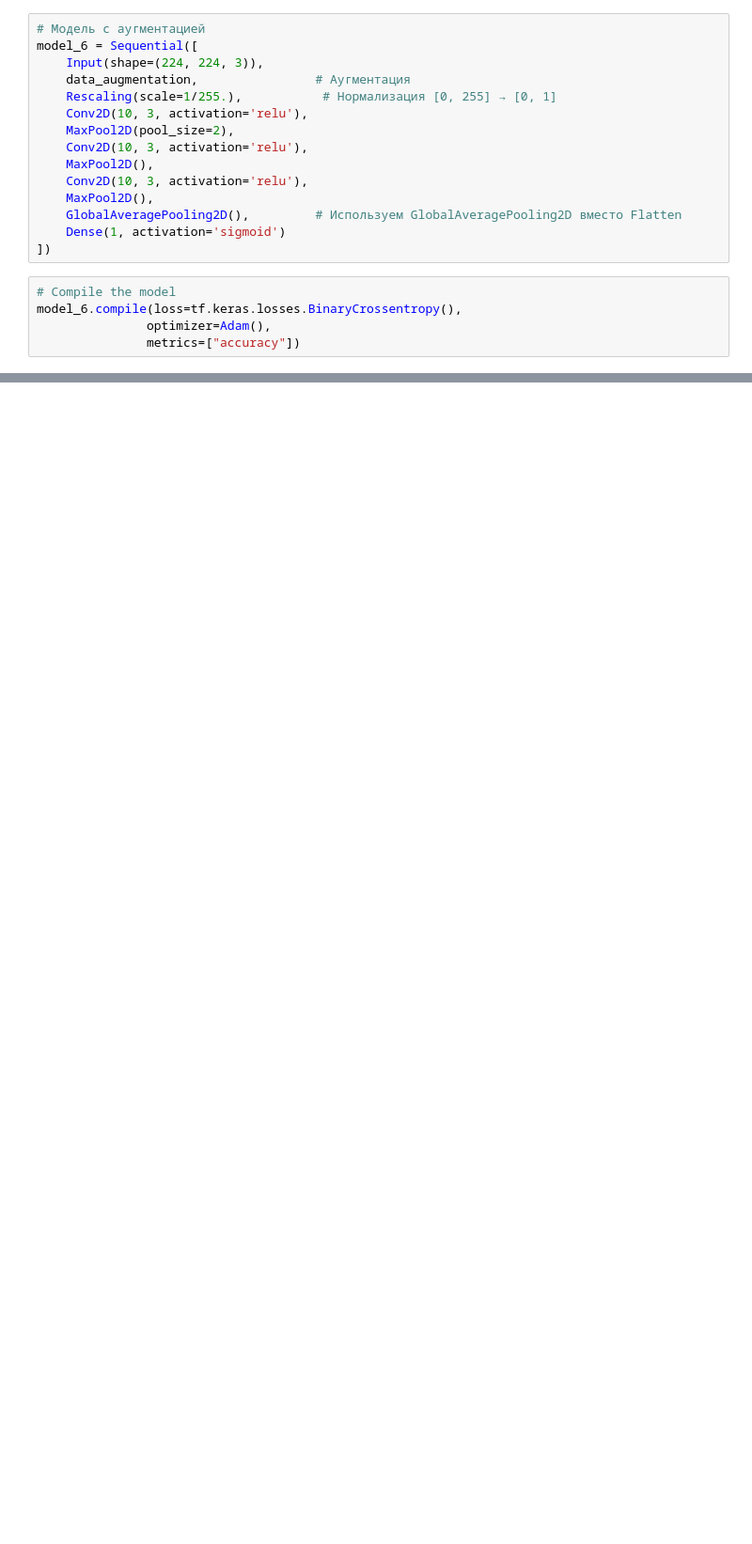
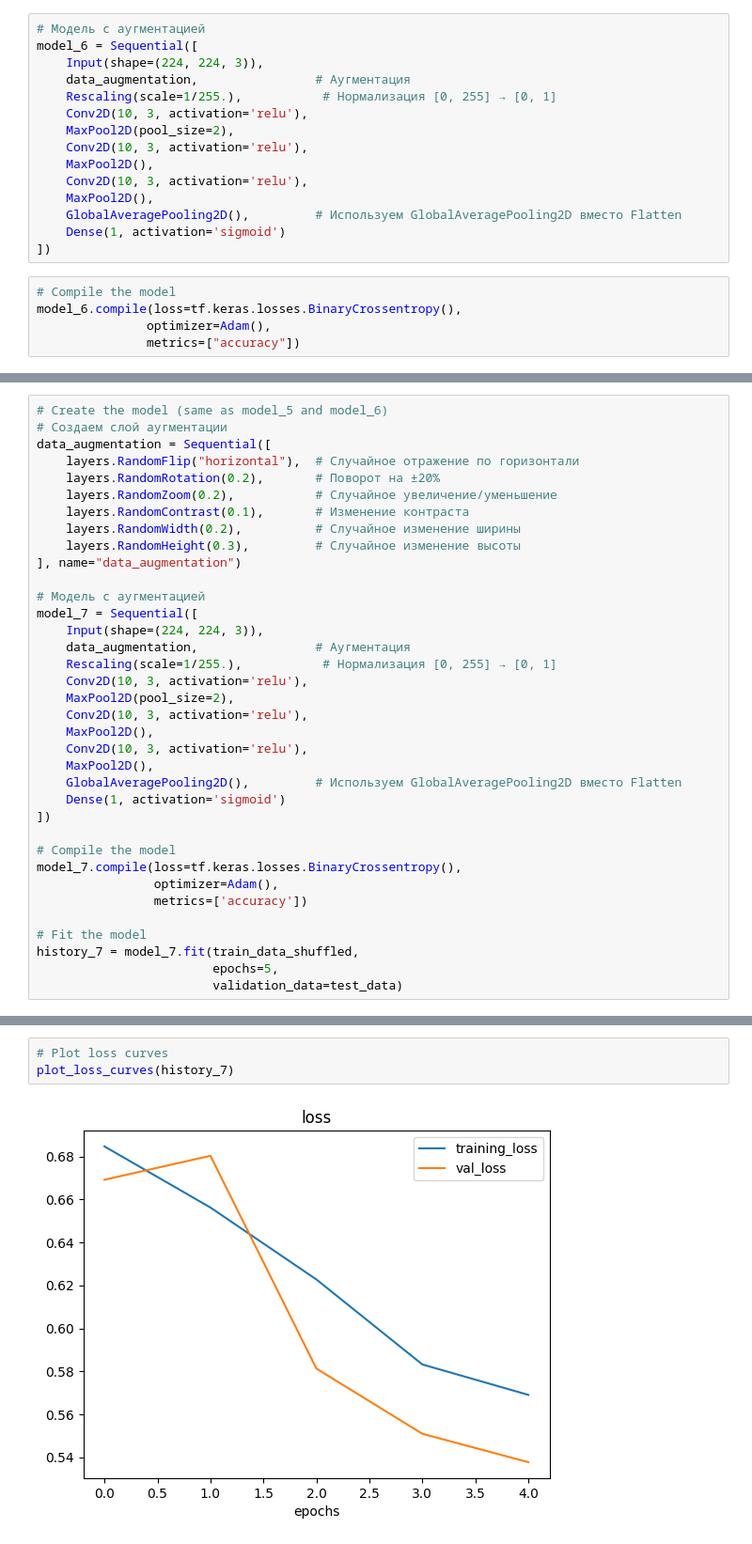
Before and after one commit to Rus-tam/daniel_bourke_course, a Jupyter notebook: notebooks/CNN & Computer Vision with TF.ipynb, the cells around one changed output, grey strips where cells are left out. Shown at 94% size. Saved outputs shown, nothing was run; the diff lists cells and outputs as text; blank space fills up the shorter version.

Commit message:
fitting model with shuffled augmented data

```diff
--- a/notebooks/CNN & Computer Vision with TF.ipynb
+++ b/notebooks/CNN & Computer Vision with TF.ipynb
@@ -846,0 +868,36 @@ plot_loss_curves(history_6)
+# %%
+# Create the model (same as model_5 and model_6)
+# Создаем слой аугментации
+data_augmentation = Sequential([
+    layers.RandomFlip("horizontal"),  # Случайное отражение по горизонтали
+    layers.RandomRotation(0.2),       # Поворот на ±20%
+    layers.RandomZoom(0.2),           # Случайное увеличение/уменьшение
+    layers.RandomContrast(0.1),       # Изменение контраста
+    layers.RandomWidth(0.2),          # Случайное изменение ширины
+    layers.RandomHeight(0.3),         # Случайное изменение высоты
+], name="data_augmentation")
+
+# Модель с аугментацией
+model_7 = Sequential([
+    Input(shape=(224, 224, 3)),
+    data_augmentation,                # Аугментация
+    Rescaling(scale=1/255.),           # Нормализация [0, 255] → [0, 1]
+    Conv2D(10, 3, activation='relu'),
+    MaxPool2D(pool_size=2),
+    Conv2D(10, 3, activation='relu'),
+    MaxPool2D(),
+    Conv2D(10, 3, activation='relu'),
+    MaxPool2D(),
+    GlobalAveragePooling2D(),         # Используем GlobalAveragePooling2D вместо Flatten
+    Dense(1, activation='sigmoid')
+])
+
+# Compile the model
+model_7.compile(loss=tf.keras.losses.BinaryCrossentropy(),
+                optimizer=Adam(),
+                metrics=['accuracy'])
+
+# Fit the model
+history_7 = model_7.fit(train_data_shuffled,
+                        epochs=5,
+                        validation_data=test_data)
@@ -846,0 +915,5 @@ plot_loss_curves(history_6)
+# %%
+# Plot loss curves
+plot_loss_curves(history_7)
+# %% [output]
+[figure, added]
```
Also changed, not shown: parts of 9 cells of this notebook.
